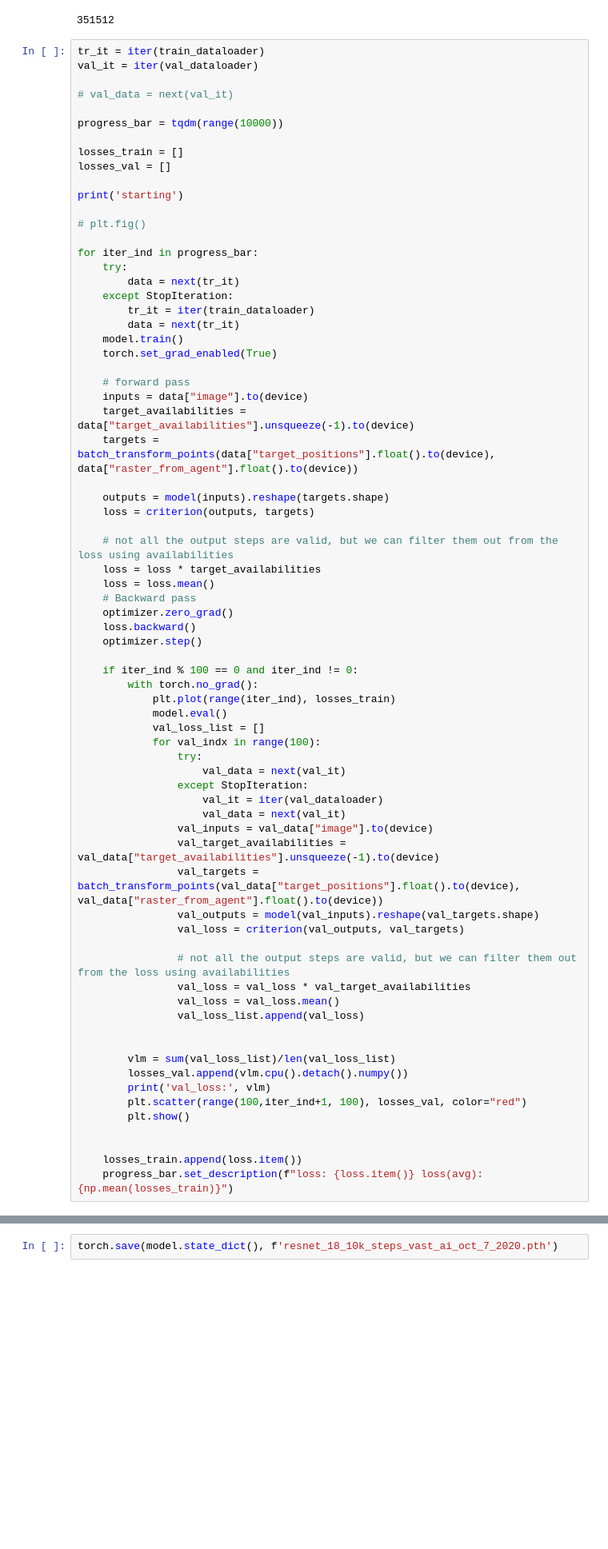
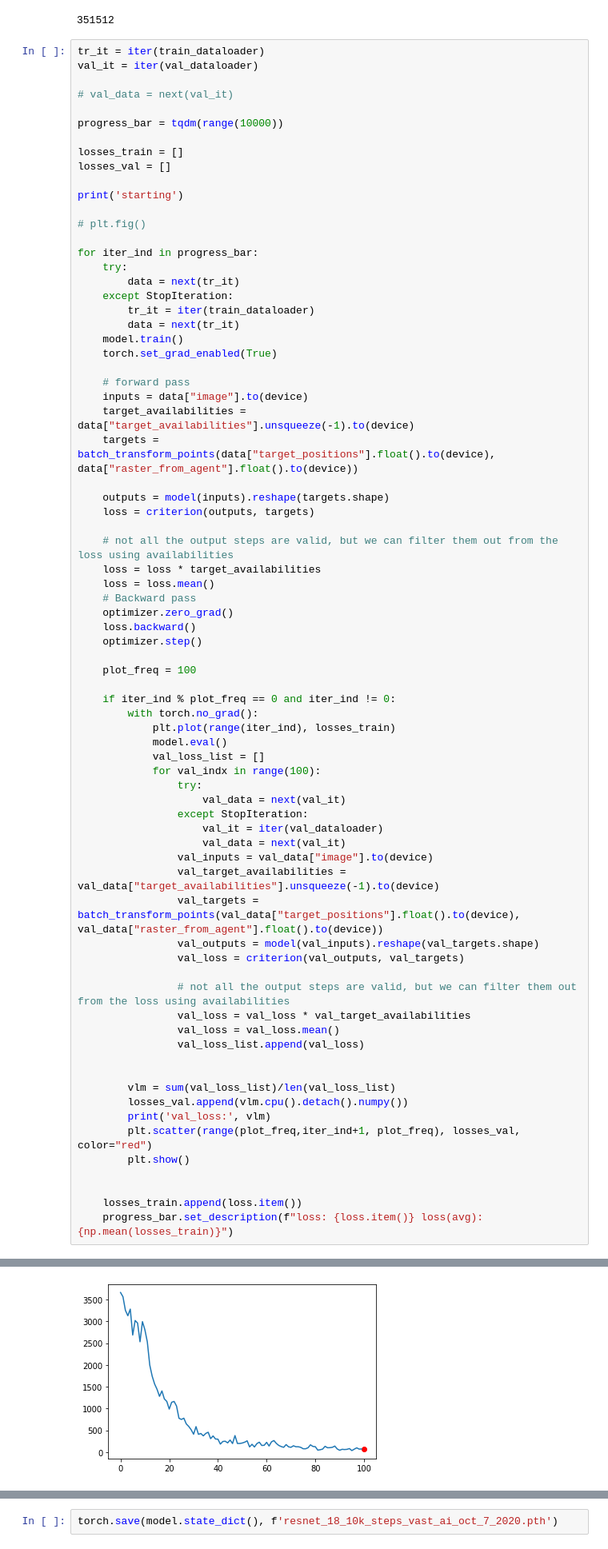
Before and after one commit to bakshienator77/AV_motion_prediction, a Jupyter notebook: trainingnotebook.ipynb, the cells around one changed output, grey strips where cells are left out. Shown at 80% size. Drawn from its saved outputs; the diff is of its cells as text; blank space fills up the shorter version.

```diff
--- a/trainingnotebook.ipynb
+++ b/trainingnotebook.ipynb
@@ -251,7 +251,9 @@ for iter_ind in progress_bar:
     loss.backward()
     optimizer.step()
 
-    if iter_ind % 100 == 0 and iter_ind != 0:
+    plot_freq = 100
+
+    if iter_ind % plot_freq == 0 and iter_ind != 0:
         with torch.no_grad():
             plt.plot(range(iter_ind), losses_train)
             model.eval()
@@ -277,7 +279,7 @@ for iter_ind in progress_bar:
         vlm = sum(val_loss_list)/len(val_loss_list)
         losses_val.append(vlm.cpu().detach().numpy())
         print('val_loss:', vlm)
-        plt.scatter(range(100,iter_ind+1, 100), losses_val, color="red")
+        plt.scatter(range(plot_freq,iter_ind+1, plot_freq), losses_val, color="red")
         plt.show()
 
 
@@ -287,0 +291 @@ starting
+[figure, added]
```
Also changed, not shown: parts of 3 cells of this notebook.
